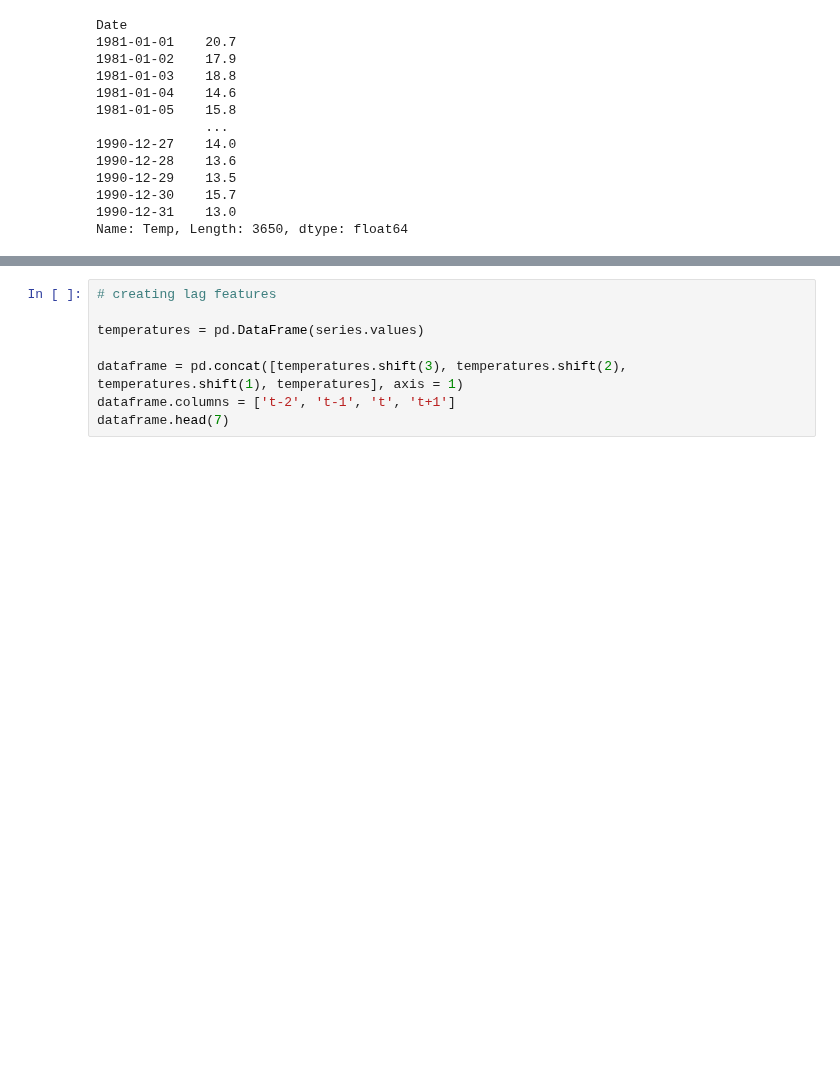
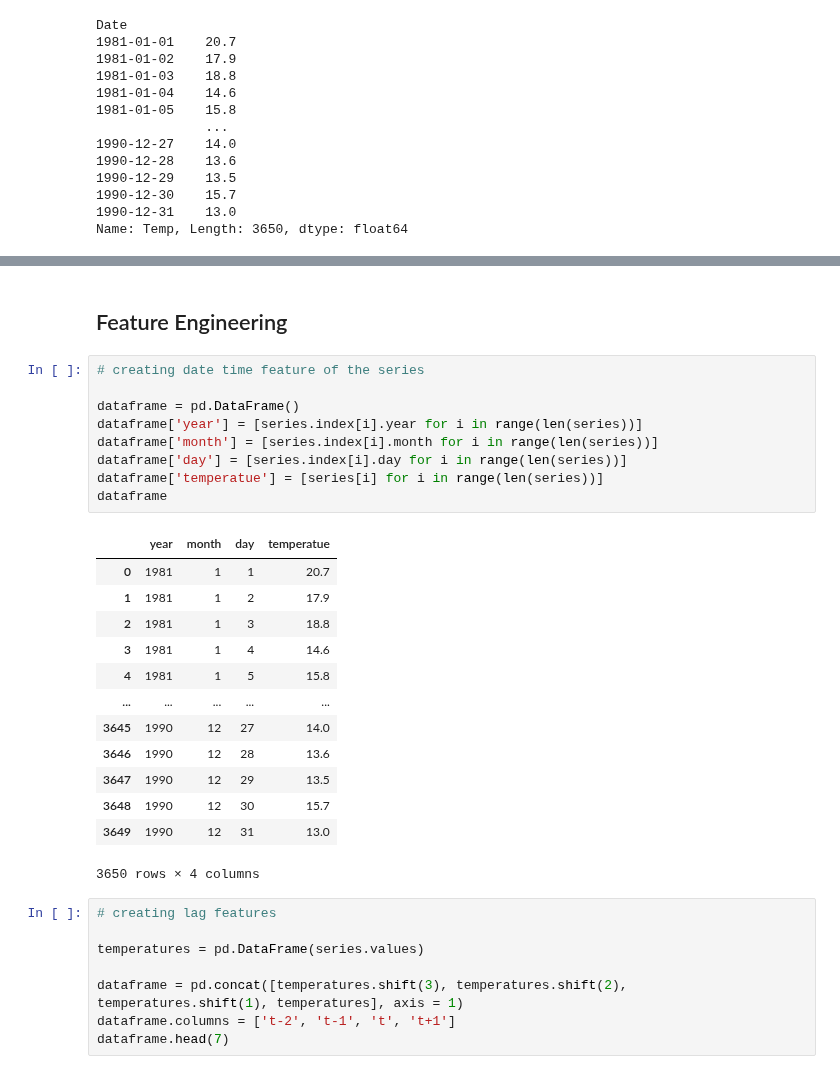
Before and after one commit to ayosamobitade/Time-Series-Analytic-Projects, a Jupyter notebook: Daily Minimum Temperature/Daily Minimum Temperature.ipynb, the cells around one changed output, grey strips where cells are left out. Cells and saved outputs as stored; diff of their text form; blank space fills up the shorter version.

```diff
--- a/Daily Minimum Temperature/Daily Minimum Temperature.ipynb
+++ b/Daily Minimum Temperature/Daily Minimum Temperature.ipynb
@@ -39,3 +57,28 @@ print(series.size)
+# %% [markdown]
+## Feature Engineering
+# %%
+# creating date time feature of the series
+
+dataframe = pd.DataFrame()
+dataframe['year'] = [series.index[i].year for i in range(len(series))]
+dataframe['month'] = [series.index[i].month for i in range(len(series))]
+dataframe['day'] = [series.index[i].day for i in range(len(series))]
+dataframe['temperatue'] = [series[i] for i in range(len(series))]
+dataframe
+# %% [output]
+|  | year | month | day | temperatue |
+| 0 | 1981 | 1 | 1 | 20.7 |
+| 1 | 1981 | 1 | 2 | 17.9 |
+| 2 | 1981 | 1 | 3 | 18.8 |
+| 3 | 1981 | 1 | 4 | 14.6 |
+| 4 | 1981 | 1 | 5 | 15.8 |
+| ... | ... | ... | ... | ... |
+| 3645 | 1990 | 12 | 27 | 14.0 |
+| 3646 | 1990 | 12 | 28 | 13.6 |
+| 3647 | 1990 | 12 | 29 | 13.5 |
+| 3648 | 1990 | 12 | 30 | 15.7 |
+| 3649 | 1990 | 12 | 31 | 13.0 |
+3650 rows × 4 columns
 # %%
 # creating lag features
 
```
Also changed, not shown: parts of 3 cells of this notebook, 3 other files.
